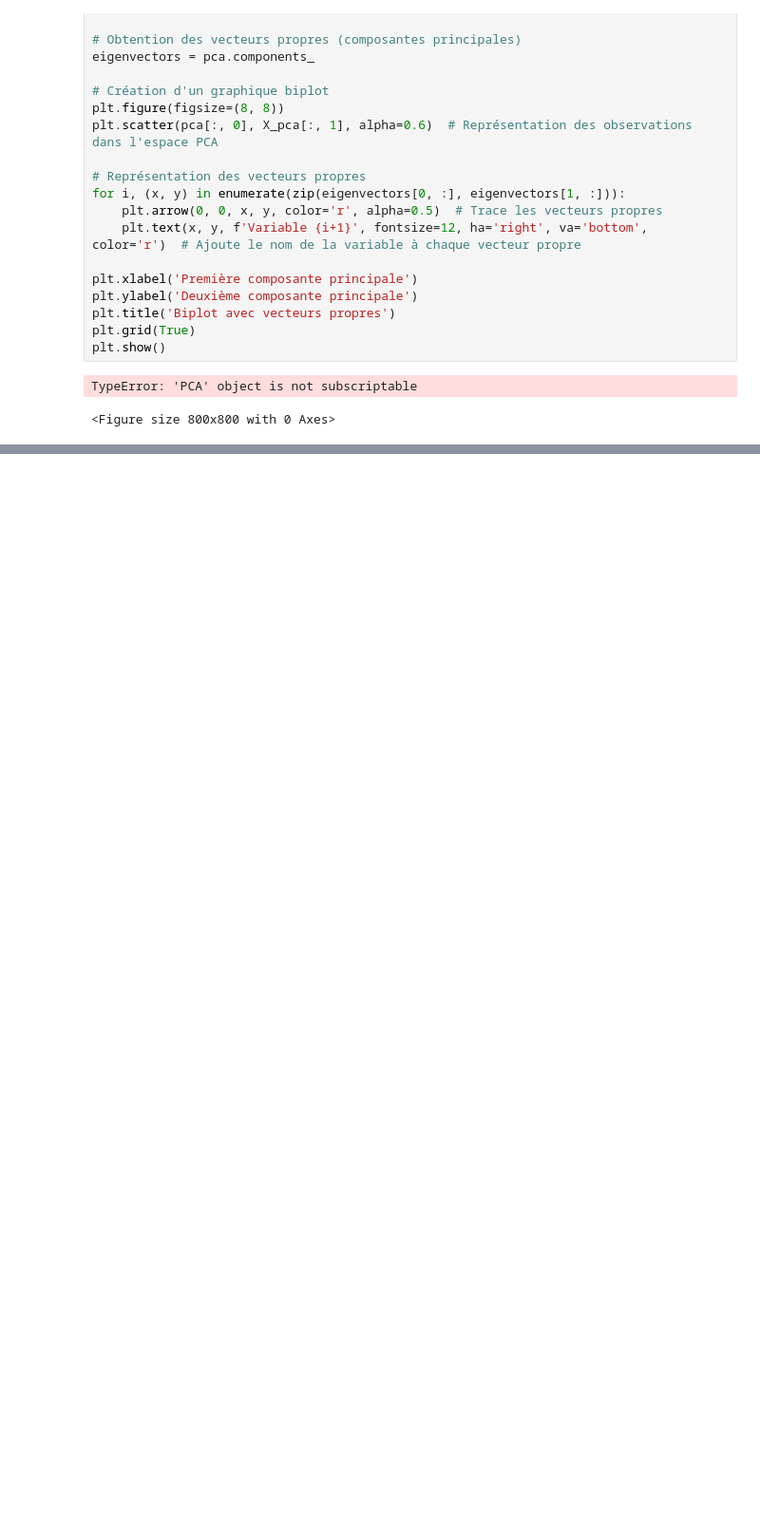
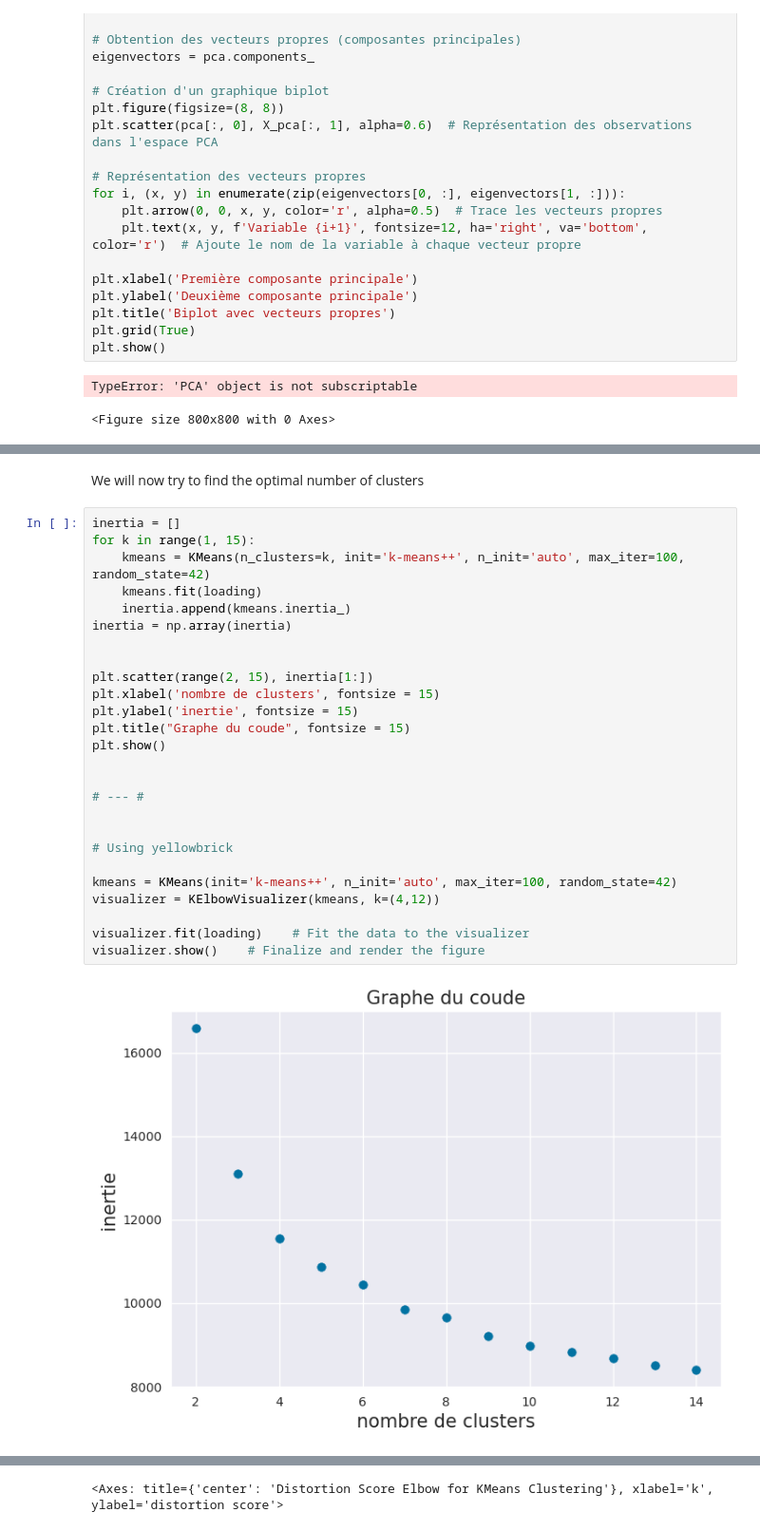
Before and after one commit to Paulod82/Velib, a Jupyter notebook: projet_analyse_d.ipynb, the cells around one changed output, grey strips where cells are left out. Shown at 95% size. Drawn from its saved outputs; the diff is of its cells as text; blank space fills up the shorter version.

```diff
--- a/projet_analyse_d.ipynb
+++ b/projet_analyse_d.ipynb
@@ -838,0 +779,30 @@ plt.show()
+# %% [markdown]
+We will now try to find the optimal number of clusters
+# %%
+inertia = []
+for k in range(1, 15):
+    kmeans = KMeans(n_clusters=k, init='k-means++', n_init='auto', max_iter=100, random_state=42)
+    kmeans.fit(loading)
+    inertia.append(kmeans.inertia_)
+inertia = np.array(inertia)
+
+
+plt.scatter(range(2, 15), inertia[1:])
+plt.xlabel('nombre de clusters', fontsize = 15)
+plt.ylabel('inertie', fontsize = 15)
+plt.title("Graphe du coude", fontsize = 15)
+plt.show()
+
+
+# --- #
+
+
+# Using yellowbrick
+
+kmeans = KMeans(init='k-means++', n_init='auto', max_iter=100, random_state=42)
+visualizer = KElbowVisualizer(kmeans, k=(4,12))
+
+visualizer.fit(loading)    # Fit the data to the visualizer
+visualizer.show()    # Finalize and render the figure
+# %% [output]
+[figure, added]
@@ -838,0 +810 @@ plt.show()
+<Axes: title={'center': 'Distortion Score Elbow for KMeans Clustering'}, xlabel='k', ylabel='distortion score'>
```
Also changed, not shown: parts of 99 cells of this notebook.
